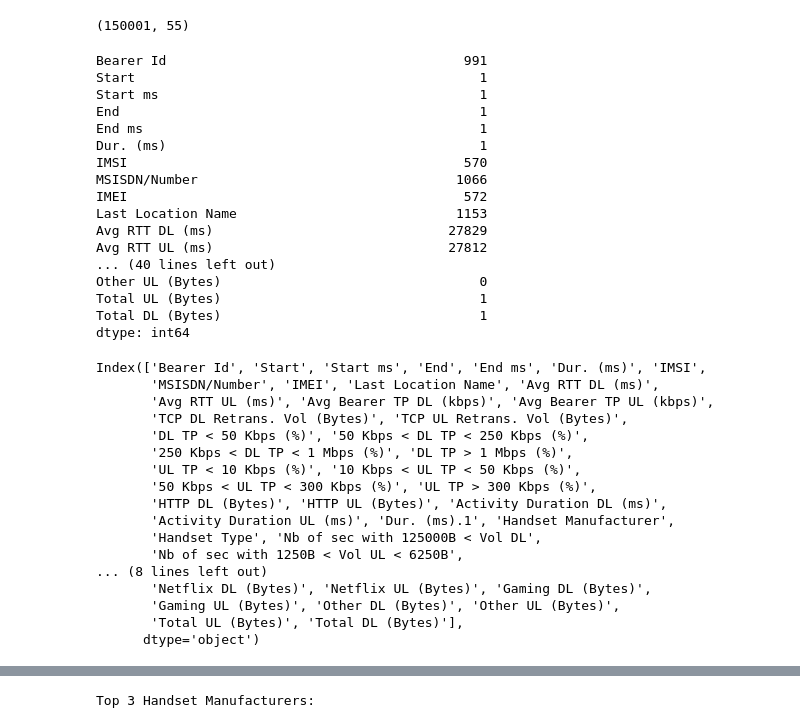
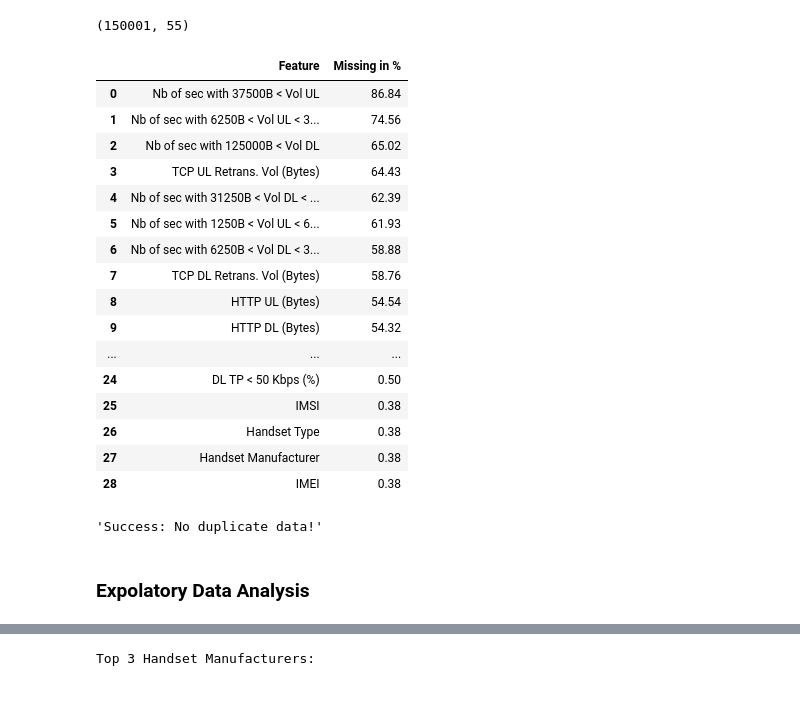
Before and after one commit to getahunTiruneh/TellCo-Telecom-Analysis, a Jupyter notebook: notebooks/user_overview_analysis.ipynb, the cells around one changed output, grey strips where cells are left out. Saved outputs shown, nothing was run; the diff lists cells and outputs as text; code cells hidden in the pictures; blank space fills up the shorter version.

Commit message:
modification on overview analysis

```diff
--- a/notebooks/user_overview_analysis.ipynb
+++ b/notebooks/user_overview_analysis.ipynb
@@ -37,43 +45,32 @@ df.head()
 df.shape
 # %% [output]
 (150001, 55)
-# %%
-df.isnull().sum()
-# %% [output]
-Bearer Id                                      991
-Start                                            1
-Start ms                                         1
-End                                              1
-End ms                                           1
-Dur. (ms)                                        1
-IMSI                                           570
-MSISDN/Number                                 1066
-IMEI                                           572
-Last Location Name                            1153
-Avg RTT DL (ms)                              27829
-Avg RTT UL (ms)                              27812
-... (40 lines left out)
-Other UL (Bytes)                                 0
-Total UL (Bytes)                                 1
-Total DL (Bytes)                                 1
-dtype: int64
-# %%
-df.columns
-# %% [output]
-Index(['Bearer Id', 'Start', 'Start ms', 'End', 'End ms', 'Dur. (ms)', 'IMSI',
-       'MSISDN/Number', 'IMEI', 'Last Location Name', 'Avg RTT DL (ms)',
-       'Avg RTT UL (ms)', 'Avg Bearer TP DL (kbps)', 'Avg Bearer TP UL (kbps)',
-       'TCP DL Retrans. Vol (Bytes)', 'TCP UL Retrans. Vol (Bytes)',
-       'DL TP < 50 Kbps (%)', '50 Kbps < DL TP < 250 Kbps (%)',
-       '250 Kbps < DL TP < 1 Mbps (%)', 'DL TP > 1 Mbps (%)',
-       'UL TP < 10 Kbps (%)', '10 Kbps < UL TP < 50 Kbps (%)',
-       '50 Kbps < UL TP < 300 Kbps (%)', 'UL TP > 300 Kbps (%)',
-       'HTTP DL (Bytes)', 'HTTP UL (Bytes)', 'Activity Duration DL (ms)',
-       'Activity Duration UL (ms)', 'Dur. (ms).1', 'Handset Manufacturer',
-       'Handset Type', 'Nb of sec with 125000B < Vol DL',
-       'Nb of sec with 1250B < Vol UL < 6250B',
-... (8 lines left out)
-       'Netflix DL (Bytes)', 'Netflix UL (Bytes)', 'Gaming DL (Bytes)',
-       'Gaming UL (Bytes)', 'Other DL (Bytes)', 'Other UL (Bytes)',
-       'Total UL (Bytes)', 'Total DL (Bytes)'],
-      dtype='object')
+# %%
+dq=DataQualityCheck(df)
+# %%
+# checking for missing value in each columns that have more than 0 %
+dq.check_missing_data(df)
+# %% [output]
+|  | Feature | Missing in % |
+| 0 | Nb of sec with 37500B < Vol UL | 86.84 |
+| 1 | Nb of sec with 6250B < Vol UL < 3... | 74.56 |
+| 2 | Nb of sec with 125000B < Vol DL | 65.02 |
+| 3 | TCP UL Retrans. Vol (Bytes) | 64.43 |
+| 4 | Nb of sec with 31250B < Vol DL < ... | 62.39 |
+| 5 | Nb of sec with 1250B < Vol UL < 6... | 61.93 |
+| 6 | Nb of sec with 6250B < Vol DL < 3... | 58.88 |
+| 7 | TCP DL Retrans. Vol (Bytes) | 58.76 |
+| 8 | HTTP UL (Bytes) | 54.54 |
+| 9 | HTTP DL (Bytes) | 54.32 |
+| ... | ... | ... |
+| 24 | DL TP < 50 Kbps (%) | 0.50 |
+| 25 | IMSI | 0.38 |
+| 26 | Handset Type | 0.38 |
+| 27 | Handset Manufacturer | 0.38 |
+| 28 | IMEI | 0.38 |
+# %%
+dq.check_duplicate_data(df)
+# %% [output]
+'Success: No duplicate data!'
+# %% [markdown]
+### Expolatory Data Analysis
```
Also changed, not shown: parts of 12 cells of this notebook.
